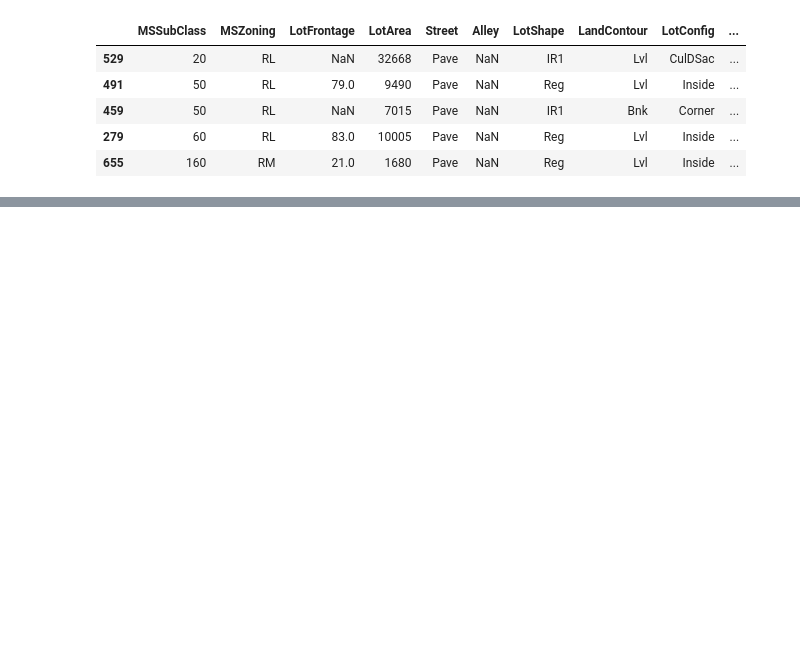
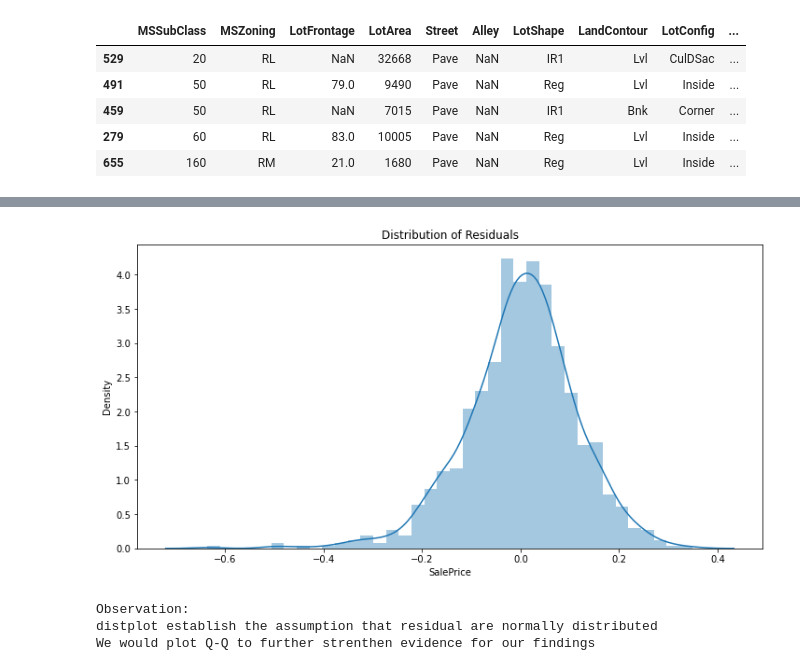
Before and after one commit to CharlieThomasCTG/HousePriceModel, a Jupyter notebook: Regularised model - Copy.ipynb, the cells around one changed output, grey strips where cells are left out. Drawn from its saved outputs; the diff is of its cells as text; code cells hidden in the pictures; blank space fills up the shorter version.

```diff
--- a/Regularised model - Copy.ipynb
+++ b/Regularised model - Copy.ipynb
@@ -2383,19 +2628,24 @@ print('Assumption Satisfied.')
 # %%
 def normal_residuals_assumption(model,res):
 
 
 
     # Plotting the residuals distribution
     plt.subplots(figsize=(12, 6))
     plt.title('Distribution of Residuals')
     sns.distplot(res)
     plt.show()
 
-normal_residuals_assumption(model_22,res)
+normal_residuals_assumption(model_ridge,res)
 print()
 print('Observation:')
 print('distplot establish the assumption that residual are normally distributed')
 print('We would plot Q-Q to further strenthen evidence for our findings')
+# %% [output]
+[figure, added]
+Observation:
+distplot establish the assumption that residual are normally distributed
+We would plot Q-Q to further strenthen evidence for our findings
 # %%
 #Plotting Q-Q plots.
 
```
Also changed, not shown: parts of 55 cells of this notebook.
